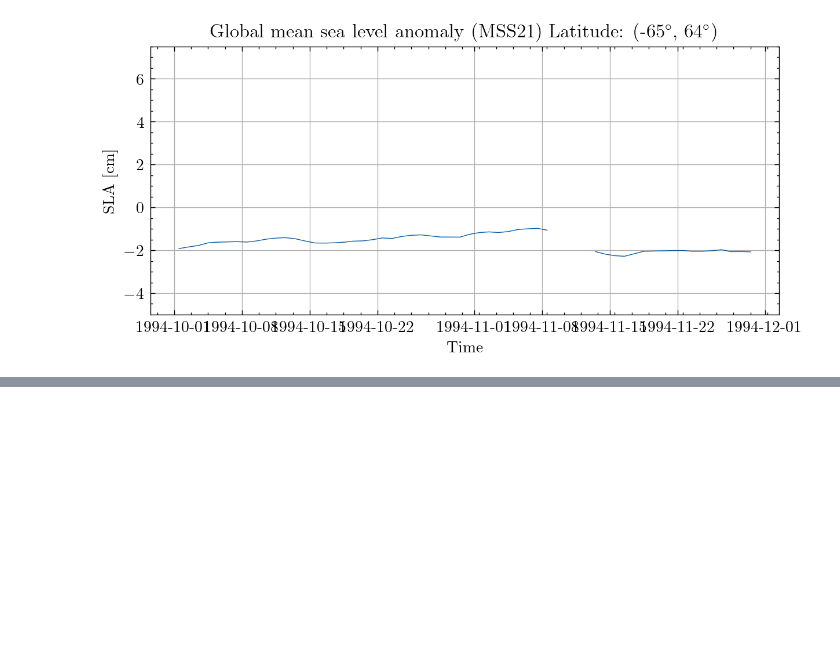
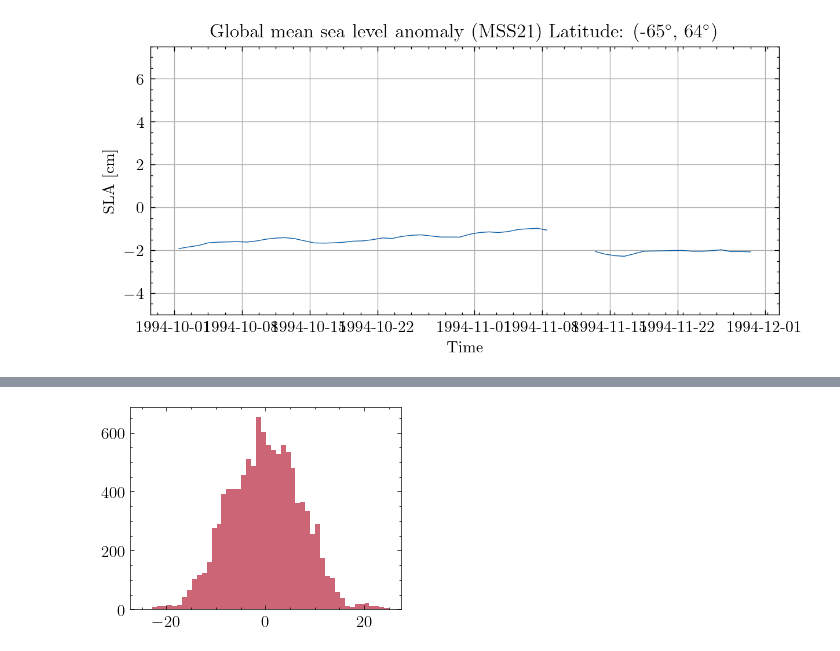
Before and after one commit to s176531/AltimeterVisualization, a Jupyter notebook: grid_time_series.ipynb, the cells around one changed output, grey strips where cells are left out. Cells and saved outputs as stored; diff of their text form; code cells hidden in the pictures; blank space fills up the shorter version.

```diff
--- a/grid_time_series.ipynb
+++ b/grid_time_series.ipynb
@@ -168,0 +266,8 @@ plt.show()
+# %%
+x = diffs[:,42,23]
+x = x[~np.isnan(x)]
+
+plt.hist(x, bins=50)
+plt.show()
+# %% [output]
+[figure, added]
```
Also changed, not shown: parts of 15 cells of this notebook, 1 other file.
